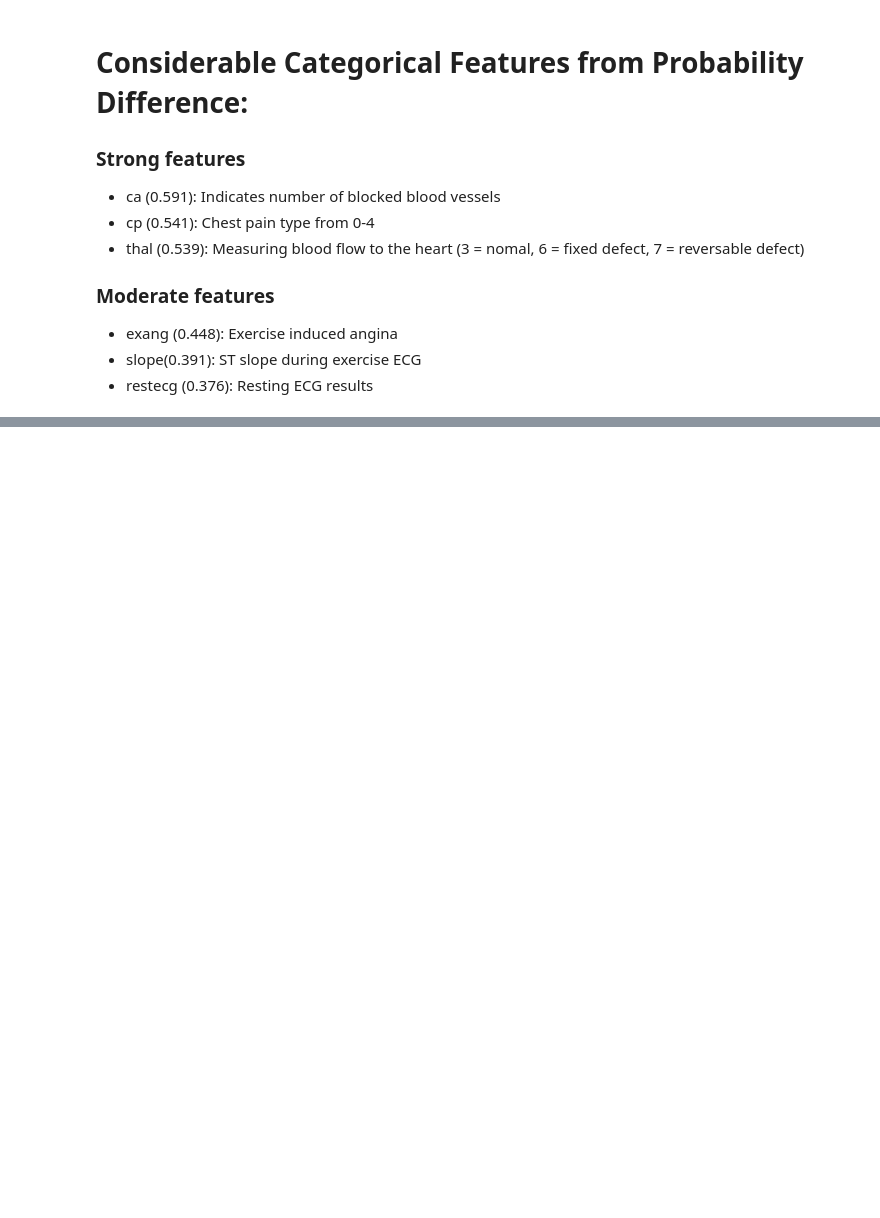
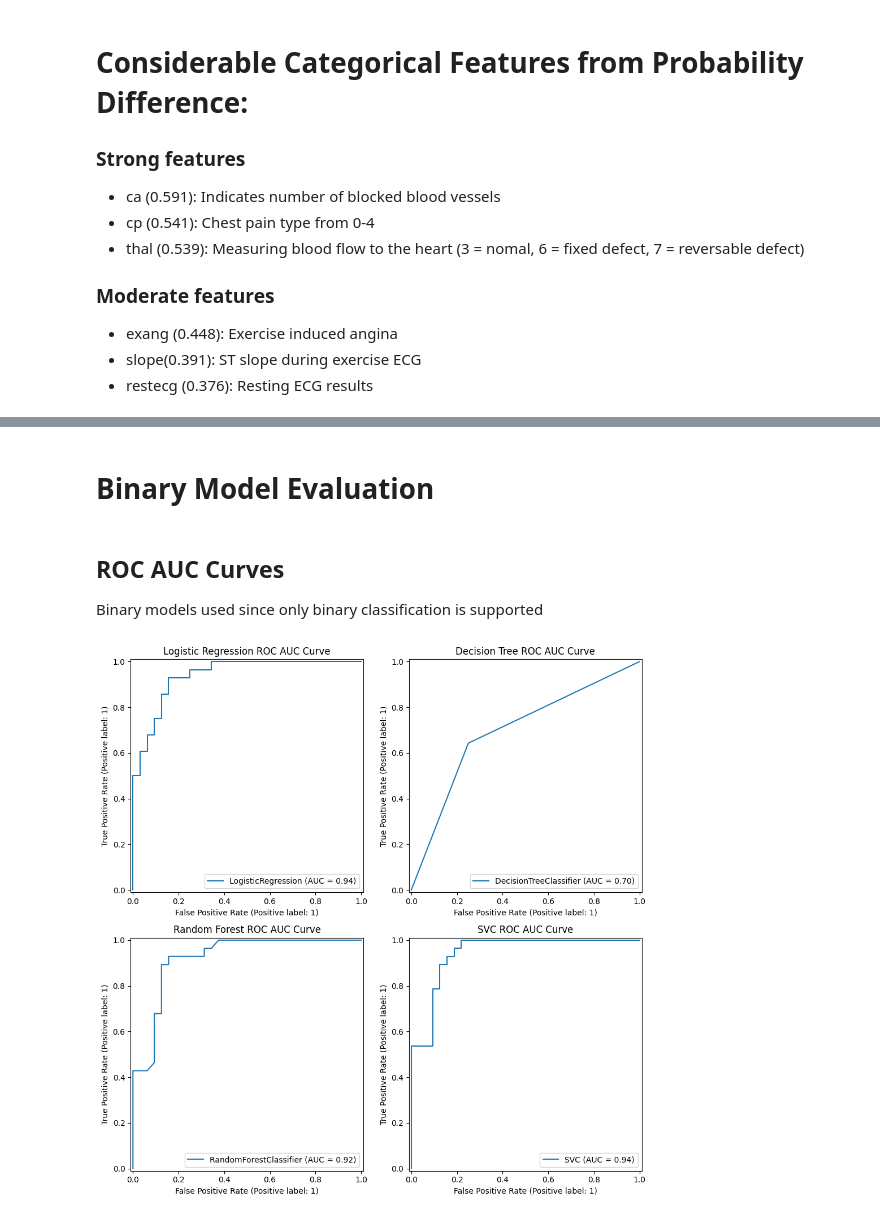
Before and after one commit to aarondwhite/DATA-3421-Final-Project, a Jupyter notebook: Tanvir_EDA.ipynb, the cells around one changed output, grey strips where cells are left out. Saved outputs shown, nothing was run; the diff lists cells and outputs as text; code cells hidden in the pictures; blank space fills up the shorter version.

```diff
--- a/Tanvir_EDA.ipynb
+++ b/Tanvir_EDA.ipynb
@@ -305,0 +458,7 @@ results_df
+# %%
+# SVC binary y
+
+svc_binary = SVC()
+svc_binary.fit(X_train_binary, y_train_binary)
+
+svc_binary.score(X_test_binary, y_test_binary)
@@ -305,0 +544,18 @@ results_df
+# %% [markdown]
+# Binary Model Evaluation
+# %% [markdown]
+## ROC AUC Curves
+
+Binary models used since only binary classification is supported
+# %%
+fig, axes = plt.subplots(2, 2, figsize=(10, 10))
+axes = axes.flatten()
+
+for i, estimator in enumerate(estimators_binary):
+    RocCurveDisplay.from_estimator(estimator, X_test_binary, y_test_binary, ax=axes[i])
+    axes[i].set_title(f"{estimator_names[i]} ROC AUC Curve")
+
+plt.tight_layout()
+plt.show()
+# %% [output]
+[figure, added]
```
Also changed, not shown: parts of 35 cells of this notebook.
